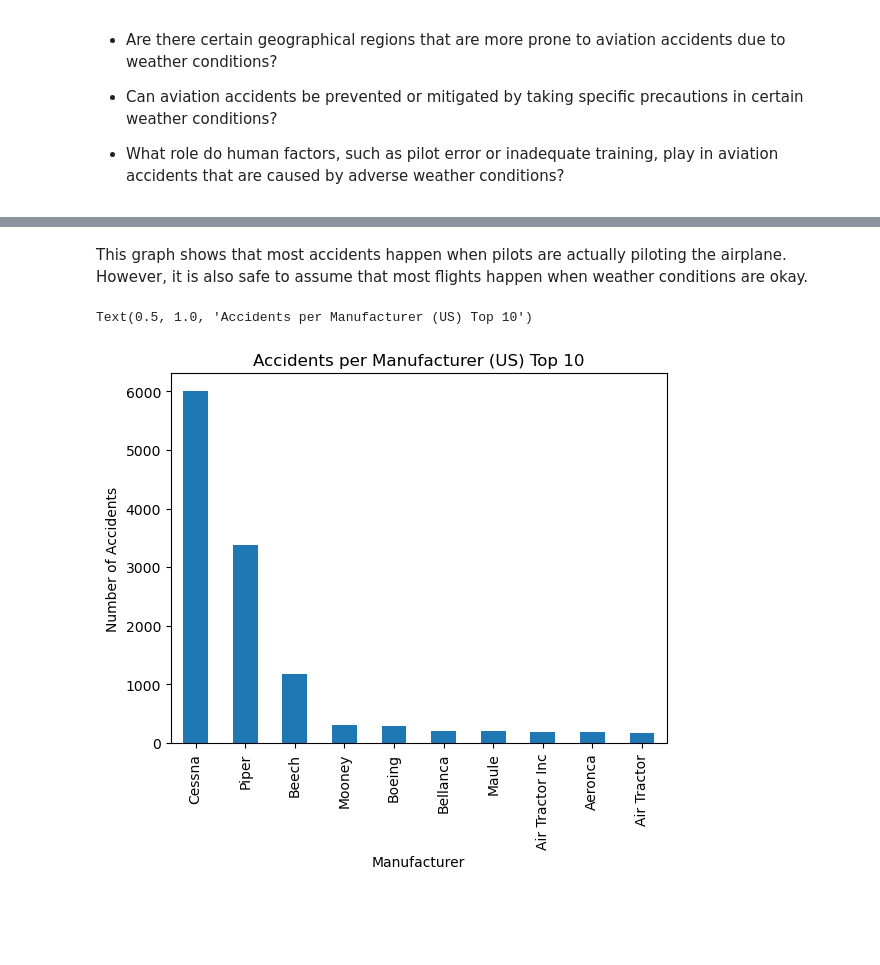
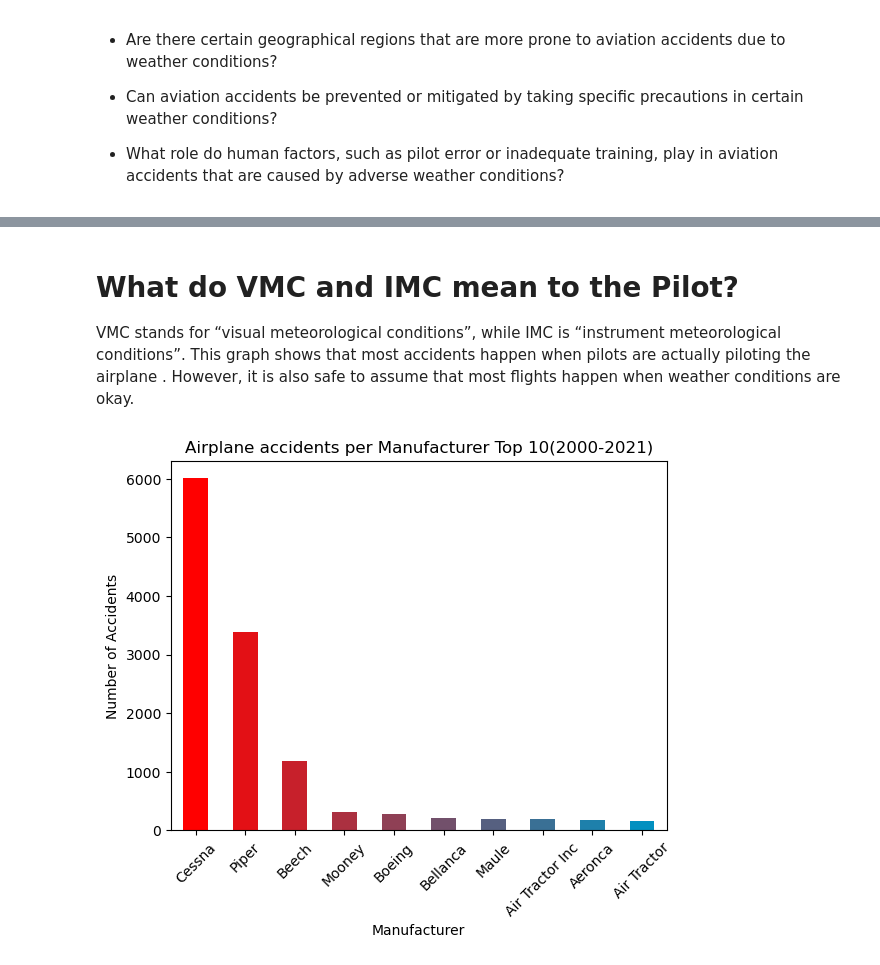
Before and after one commit to billywkim/Air_Travel_Analysis, a Jupyter notebook: Aviation_Weather/Aviation_Weather.ipynb, the cells around one changed output, grey strips where cells are left out. Cells and saved outputs as stored; diff of their text form; code cells hidden in the pictures; blank space fills up the shorter version.

```diff
--- a/Aviation_Weather/Aviation_Weather.ipynb
+++ b/Aviation_Weather/Aviation_Weather.ipynb
@@ -383,0 +441,3 @@ dfb['Season'] = dfb["Event.Date"].dt.month.apply(assign_season)
+# %%
+# Change to str because some values are floats
+dfb["Report.Status"] = dfb["Report.Status"].astype(str)
@@ -457,9 +589,15 @@ Text(0.5, 1.0, 'Accidents per Season(US)')
 # %%
+# How does the frequency of aviation accidents vary with different weather conditions?
+
 weather_counts = clean_aviation_df['Weather_Condition'].value_counts()
 
-plt.bar(weather_counts.index, weather_counts.values)
+colors = ['red','blue', 'green']
+
+plt.bar(weather_counts.index, weather_counts.values, color=colors, edgecolor='black')
 plt.xlabel('Weather Condition')
 plt.ylabel('Frequency')
-plt.title('Frequency of Aviation Accidents by Weather Condition')
+plt.title('Frequency of Airplane Accidents by Weather Condition(2000-2021)')
+plt.savefig('../Images/freq_weather_condition.png')
+
 plt.show()
 # %% [output]
@@ -467,15 +605,45 @@ plt.show()
 # %% [markdown]
-This graph shows that most accidents happen when pilots are actually piloting the airplane. However, it is also safe to assume that most flights happen when weather conditions are okay.
+# What do VMC and IMC mean to the Pilot?
+
+VMC stands for “visual meteorological conditions”, while IMC is “instrument meteorological conditions”.
+This graph shows that most accidents happen when pilots are actually piloting the airplane . However, it is also safe to assume that most flights happen when weather conditions are okay.
+# %%
+# color gradient source:https://medium.com/@BrendanArtley/matplotlib-color-gradients-21374910584b
+
+def hex_to_RGB(hex_str):
+    """ #FFFFFF -> [255,255,255]"""
+    #Pass 16 to the integer function for change of base
+    return [int(hex_str[i:i+2], 16) for i in range(1,6,2)]
+
+
+def get_color_gradient(c1, c2, n):
+    """
+    Given two hex colors, returns a color gradient
+    with n colors.
+    """
+    assert n > 1
+    c1_rgb = np.array(hex_to_RGB(c1))/255
+    c2_rgb = np.array(hex_to_RGB(c2))/255
+    mix_pcts = [x/(n-1) for x in range(n)]
+    rgb_colors = [((1-mix)*c1_rgb + (mix*c2_rgb)) for mix in mix_pcts]
+    return ["#" + "".join([format(int(round(val*255)), "02x") for val in item]) for item in rgb_colors]
 # %%
+# Are certain types of aircraft more prone to accidents in certain weather conditions?
+
 accidents_by_make = clean_aviation_df.groupby('Make')['Event_Date'].count().nlargest(10)
 
-accidents_by_make.plot(kind='bar')
+colors=['#FF0000', '#0290C0']
+
+accidents_by_make.plot(kind='bar', color=get_color_gradient(colors[0],colors[1], 10))
+
+plt.xticks(rotation=45)
 plt.xlabel('Manufacturer')
 plt.ylabel('Number of Accidents')
-plt.title('Accidents per Manufacturer (US) Top 10')
+plt.title('Airplane accidents per Manufacturer Top 10(2000-2021)')
+plt.savefig('../Images/accidents_per_manufacturer.png')
+plt.show()
 # %% [output]
-Text(0.5, 1.0, 'Accidents per Manufacturer (US) Top 10')
-[figure, old version]
+[figure, new version]
 # %%
 # accidents per year
 
```
Also changed, not shown: parts of 24 cells of this notebook, 1 other file.
